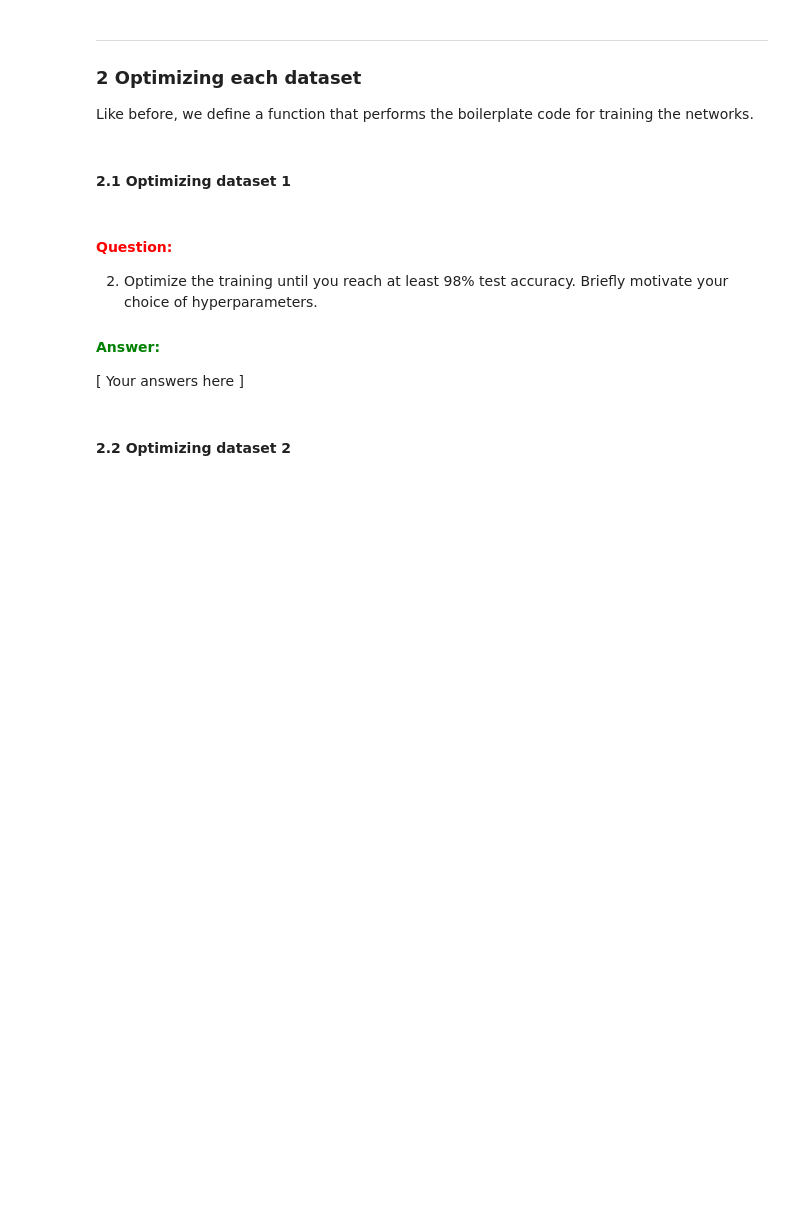
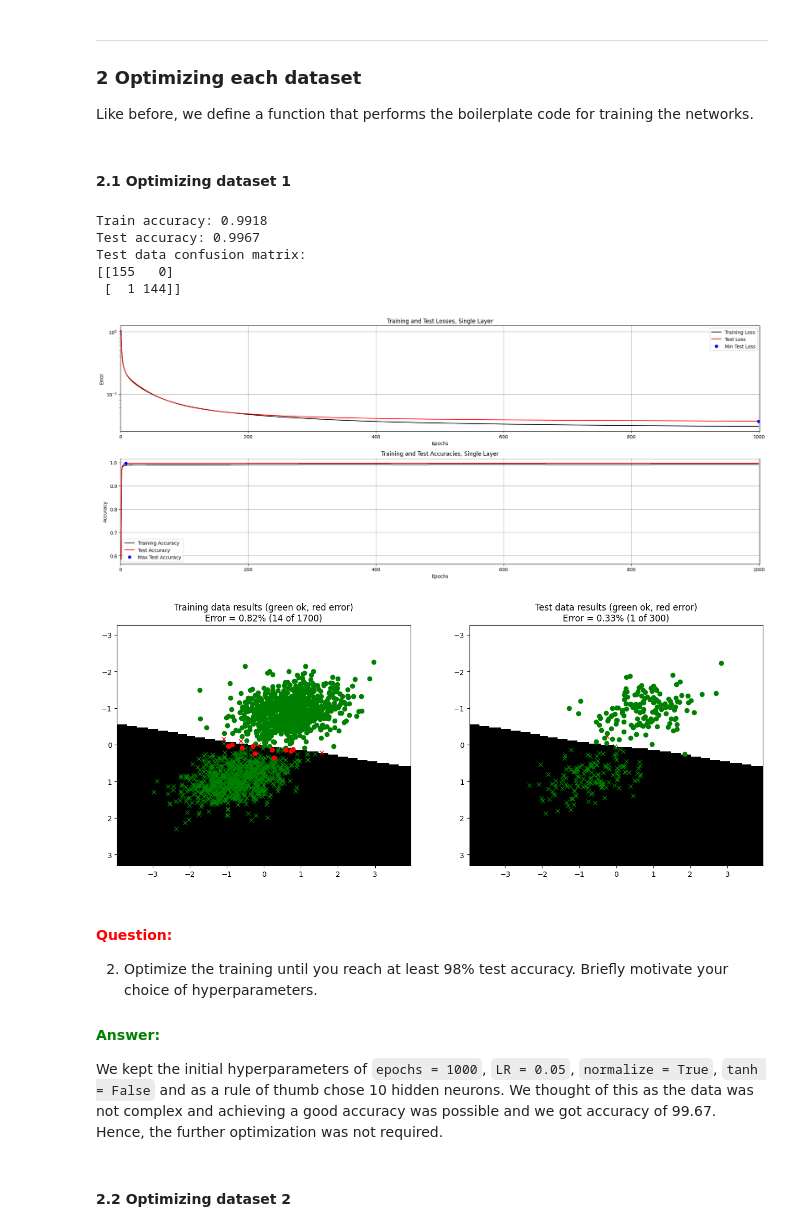
Before and after one commit to PranavC225/732A82_Deep_Learning, a Jupyter notebook: 1_Back_propagation/MultiLayer.ipynb, the cells around one changed output. Saved outputs shown, nothing was run; the diff lists cells and outputs as text; code cells hidden in the pictures; blank space fills up the shorter version.

Commit message:
updating with optimization code

```diff
--- a/1_Back_propagation/MultiLayer.ipynb
+++ b/1_Back_propagation/MultiLayer.ipynb
@@ -107,9 +107,9 @@ def backward(W1, B1, W2, B2, X, U, Y, D, useTanhOutput=False):
     N  = Y.shape[0]
     NC = Y.shape[1]
     if useTanhOutput:
-        delta = (D - Y) * (1 - Y**2)
+        delta = 2 * (Y - D) * (1 - Y**2)
     else:
-        delta = (D - Y)
+        delta = 2 * (Y - D)
 
     GradW2 = (U.T @ delta) / N
     GradB2 = np.sum(delta, axis=0) / N
@@ -351,20 +351,28 @@ def  trainMultiLayerOnDataset(datasetNr, testSplit, W1_0, B1_0, W2_0, B2_0, para
 # %%
 # --------------------------------------------
 # === Your code here =========================
 # --------------------------------------------
-nInputs  = ???
-nClasses = ???
-nHidden  = ???
+nInputs  = 2
+nClasses = 2
+nHidden  = 10
 
-W1_0 = ???
-B1_0 = ???
-W2_0 = ???
-B2_0 = ???
+W1_0 = np.random.randn(nInputs, nHidden)
+B1_0 = np.zeros((1, nHidden))
+W2_0 = np.random.randn(nHidden, nClasses)
+B2_0 = np.zeros((1, nClasses))
 
-params = {"epochs": ???, "learningRate": ???, "normalize": False, "useTanhOutput": False}
+params = {"epochs": 1000, "learningRate": 0.05, "normalize": True, "useTanhOutput": False}
 # ============================================
 
 trainMultiLayerOnDataset(1, 0.15, W1_0, B1_0, W2_0, B2_0, params)
+# %% [output]
+Train accuracy: 0.9918
+Test accuracy: 0.9967
+Test data confusion matrix:
+[[155   0]
+ [  1 144]]
+[figure, added]
+[figure, added]
 # %% [markdown]
 #### **<span style="color:red">Question:</span>**
 
@@ -372,7 +380,7 @@ trainMultiLayerOnDataset(1, 0.15, W1_0, B1_0, W2_0, B2_0, params)
 
 #### **<span style="color:green">Answer:</span>**
 
-\[ Your answers here \]
+We kept the initial hyperparameters of `epochs = 1000`, `LR = 0.05`, `normalize = True`, `tanh = False` and as a rule of thumb chose 10 hidden neurons. We thought of this as the data was not complex and achieving a good accuracy was possible and we got accuracy of 99.67. Hence, the further optimization was not required.
 # %% [markdown]
 #### **2.2 Optimizing dataset 2**
 # %%
```
Also changed, not shown: parts of 9 cells of this notebook, 3 other files.
